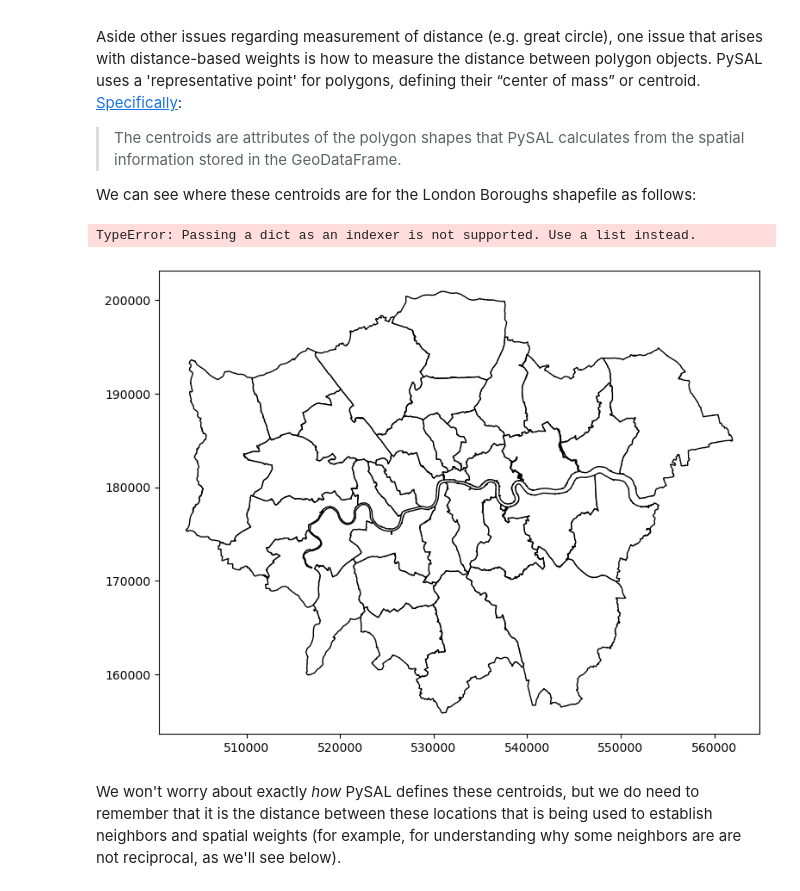
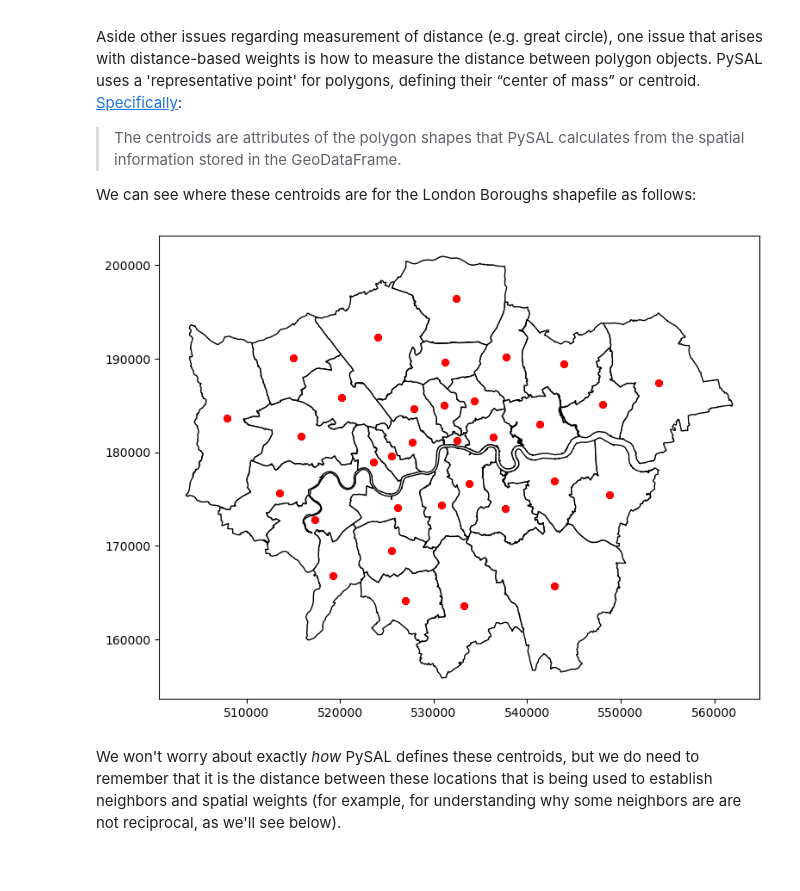
Before and after one commit to jamesdamillington/sds-spatial-autocorrelation, a Jupyter notebook: code/python/5SSG2060_SpatialWeights.ipynb, the cells around one changed output. Drawn from its saved outputs; the diff is of its cells as text; code cells hidden in the pictures.

Commit message:
fix error

```diff
--- a/code/python/5SSG2060_SpatialWeights.ipynb
+++ b/code/python/5SSG2060_SpatialWeights.ipynb
@@ -570,16 +570,15 @@ Aside other issues regarding measurement of distance (e.g. great circle), one is
 
 We can see where these centroids are for the London Boroughs shapefile as follows:
 # %%
-dummy= weights.contiguity.Rook.from_dataframe(boros)
+dummy= weights.contiguity.Rook.from_dataframe(boros, ids=boros['NAME'].tolist())
 f, ax = plt.subplots(1, figsize=(9, 9))
 boros.plot(ax=ax, edgecolor='k', facecolor='w')
-dummy.plot(boros,  ax=ax,
+dummy.plot(boros,  indexed_on='NAME', ax=ax,
         edge_kws=dict(linewidth=0),
         node_kws=dict(color='r', marker='8'))
 plt.show()
 # %% [output]
-TypeError: Passing a dict as an indexer is not supported. Use a list instead.
-[figure, old version]
+[figure, new version]
 # %% [markdown]
 We won't worry about exactly _how_ PySAL defines these centroids, but we do need to remember that it is the distance between these locations that is being used to establish neighbors and spatial weights (for example, for understanding why some neighbors are are not reciprocal, as we'll see below).
 # %% [markdown]
```
Also changed, not shown: parts of 27 cells of this notebook.
